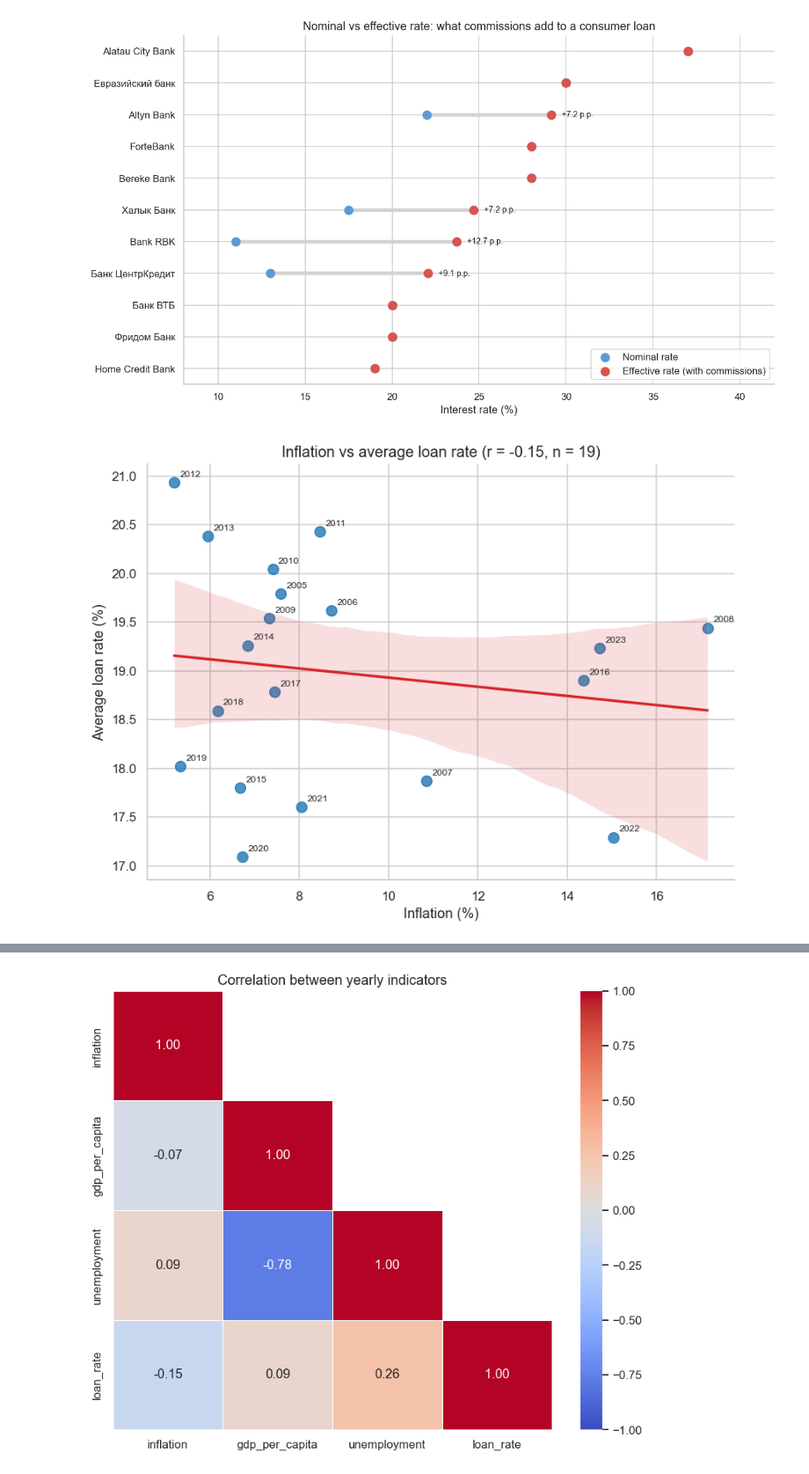
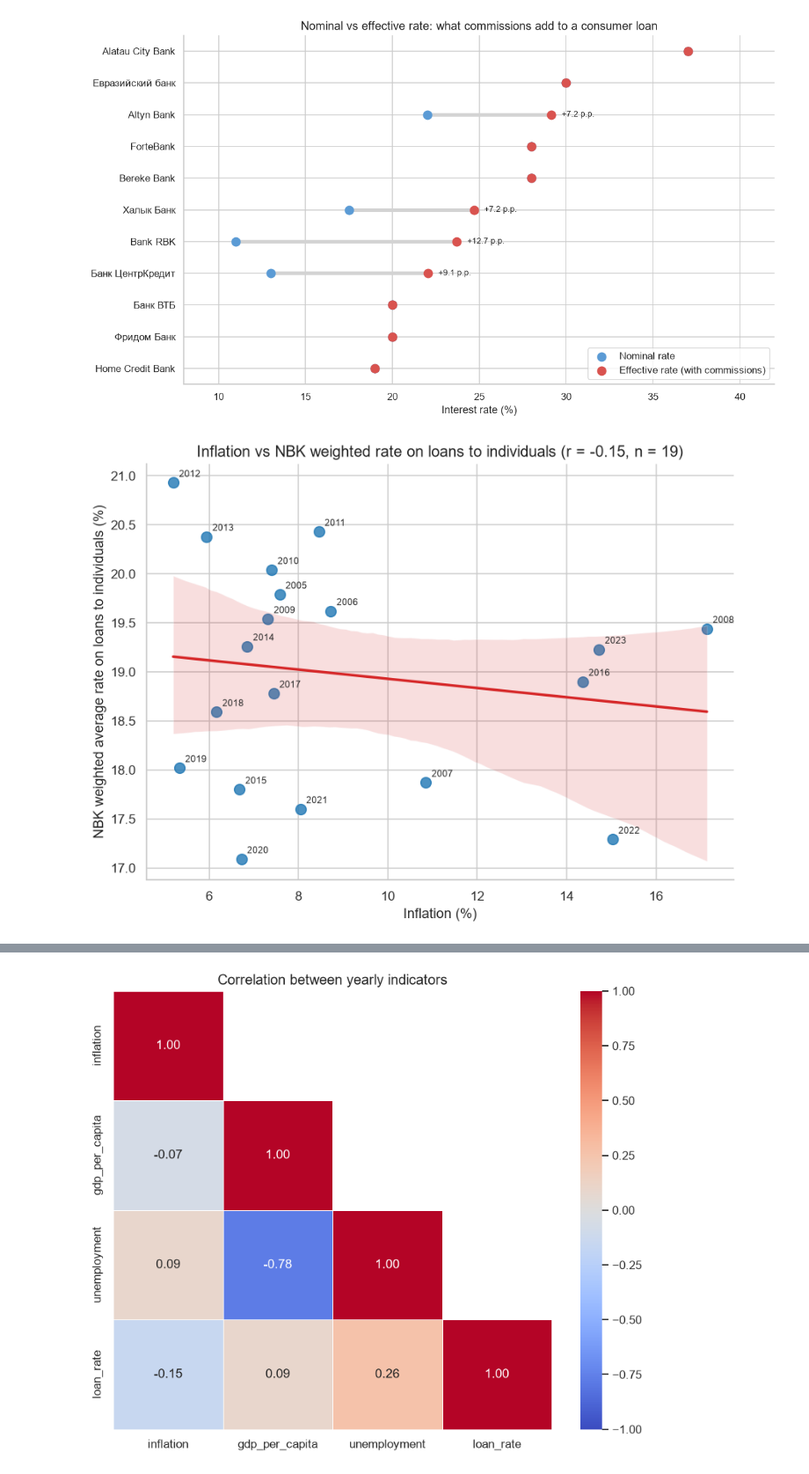
Before and after one commit to aigerimzhumzhumina/DCP-SIS1, a Jupyter notebook: DCP SIS1 Project/project.ipynb, the cells around one changed output, grey strips where cells are left out. Shown at 88% size. Saved outputs shown, nothing was run; the diff lists cells and outputs as text; code cells hidden in the pictures.

```diff
--- a/DCP SIS1 Project/project.ipynb
+++ b/DCP SIS1 Project/project.ipynb
@@ -404,11 +426,27 @@ Period: 2005-01-01 - 2026-08-01
 | 258 | 2026-07-01 | 21.639529 | 2026 |
 | 259 | 2026-08-01 | 21.931810 | 2026 |
 # %%
-df_nbk_year = df_nbk.groupby("year", as_index=False).agg(
+nbk_grouped = df_nbk.groupby("year").agg(
     loan_rate=("loan_rate", "mean"),
-    months=("loan_rate", "count")
+    months=("loan_rate", "count"),
+    first_date=("date", "min"),
+    last_date=("date", "max")
+).reset_index()
+nbk_grouped["complete_year"] = (
+    nbk_grouped["months"].eq(12)
+    & nbk_grouped["first_date"].dt.month.eq(1)
+    & nbk_grouped["last_date"].dt.month.eq(12)
 )
+df_nbk_year = nbk_grouped.drop(columns=["first_date", "last_date"])
+df_nbk_year["loan_rate"] = df_nbk_year["loan_rate"].round(2)
 
-df_nbk_year["loan_rate"] = df_nbk_year["loan_rate"].round(2)
+partial_2026 = df_nbk.loc[df_nbk["year"] == 2026, "date"]
+months_2026 = len(partial_2026)
+if months_2026:
+    coverage_2026 = (
+        "full-year average" if months_2026 == 12 and partial_2026.min().month == 1
+        and partial_2026.max().month == 12
+        else f"{partial_2026.min():%b}–{partial_2026.max():%b} average ({months_2026}/12 months)"
+    )
 df_nbk_year.tail(6)
 # %% [output]
@@ -720,20 +758,20 @@ ax.bar_label(bars, fmt="%.1f%%", padding=3)
 
 ax.axvline(inflation_now, color="green", linestyle="--", linewidth=1.8, label=f"Inflation, Aug 2026: {inflation_now}%")
 ax.axvline(base_rate, color="orange", linestyle="--", linewidth=1.8, label=f"NBK base rate: {base_rate}%")
-ax.axvline(market_rate_now, color="black", linestyle="--", linewidth=1.8, label=f"Market average, {market_rate_date}: {market_rate_now}%")
+ax.axvline(market_rate_now, color="black", linestyle="--", linewidth=1.8, label=f"NBK weighted avg for individuals (reference), {market_rate_date}: {market_rate_now}%")
 
 ax.set_xlim(0, d["effective_rate"].max() + 6)
 
 handles, labels = ax.get_legend_handles_labels()
 handles += [
-    Patch(color="#d9534f", label="Bank above market average"),
-    Patch(color="#5b9bd5", label="Bank below market average")
+    Patch(color="#d9534f", label="Bank above NBK reference"),
+    Patch(color="#5b9bd5", label="Bank below NBK reference")
 ]
 ax.legend(handles=handles, loc="upper center", bbox_to_anchor=(0.5, -0.12), ncol=2, frameon=False)
 ax.grid(axis="y", visible=False)
 
 ax.set_title(f"Consumer loan effective rates by bank (bankchart.kz, {page_date})", fontsize=13)
-ax.set_xlabel("Effective interest rate (%)")
+ax.set_xlabel("Bankchart effective interest rate (%)")
 ax.set_ylabel("")
 
 plt.tight_layout()
@@ -778,35 +816,35 @@ else:
 # %%
 pair = df_year.dropna(subset=["inflation", "loan_rate"])
 r_value = pair["inflation"].corr(pair["loan_rate"])
 
 fig, ax = plt.subplots(figsize=(8, 6))
 
 sns.regplot(
     data=pair,
     x="inflation",
     y="loan_rate",
     ax=ax,
     scatter_kws={"s": 80, "color": "#1f77b4"},
     line_kws={"color": "#d62728"}
 )
 
 for _, row in pair.iterrows():
     ax.annotate(
         int(row["year"]),
         (row["inflation"], row["loan_rate"]),
         textcoords="offset points",
         xytext=(5, 5),
         fontsize=8
     )
 
-ax.set_title(f"Inflation vs average loan rate (r = {r_value:.2f}, n = {len(pair)})", fontsize=13)
+ax.set_title(f"Inflation vs NBK weighted rate on loans to individuals (r = {r_value:.2f}, n = {len(pair)})", fontsize=13)
 ax.set_xlabel("Inflation (%)")
-ax.set_ylabel("Average loan rate (%)")
+ax.set_ylabel("NBK weighted average rate on loans to individuals (%)")
 
 plt.tight_layout()
 plt.show()
 # %% [output]
-[figure, old version]
+[figure, new version]
 # %%
 series = [
     ("inflation", "Inflation (%)", "#d62728"),
```
Also changed, not shown: parts of 10 cells of this notebook.
